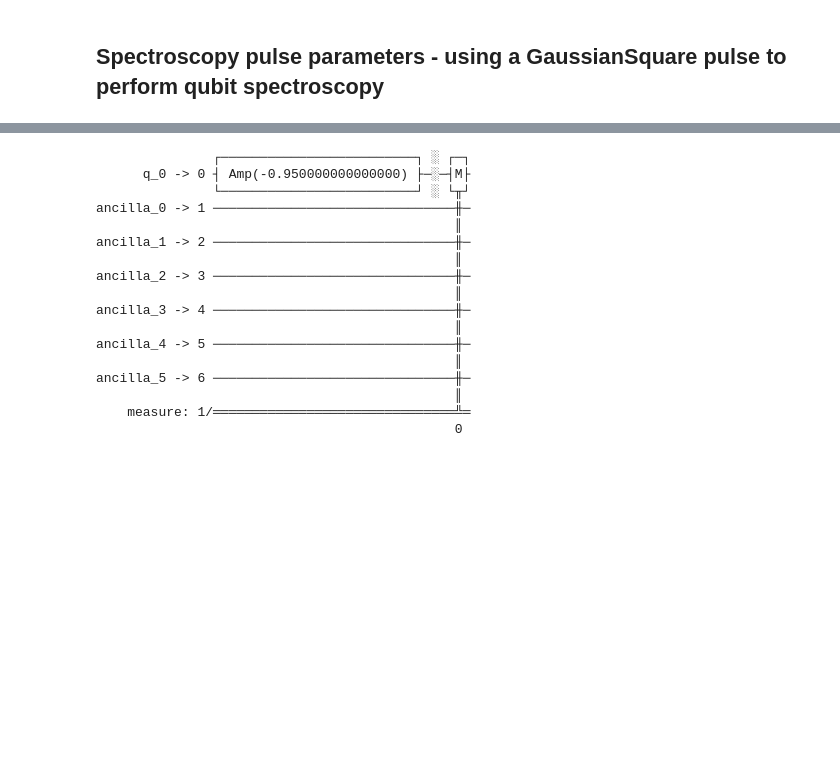
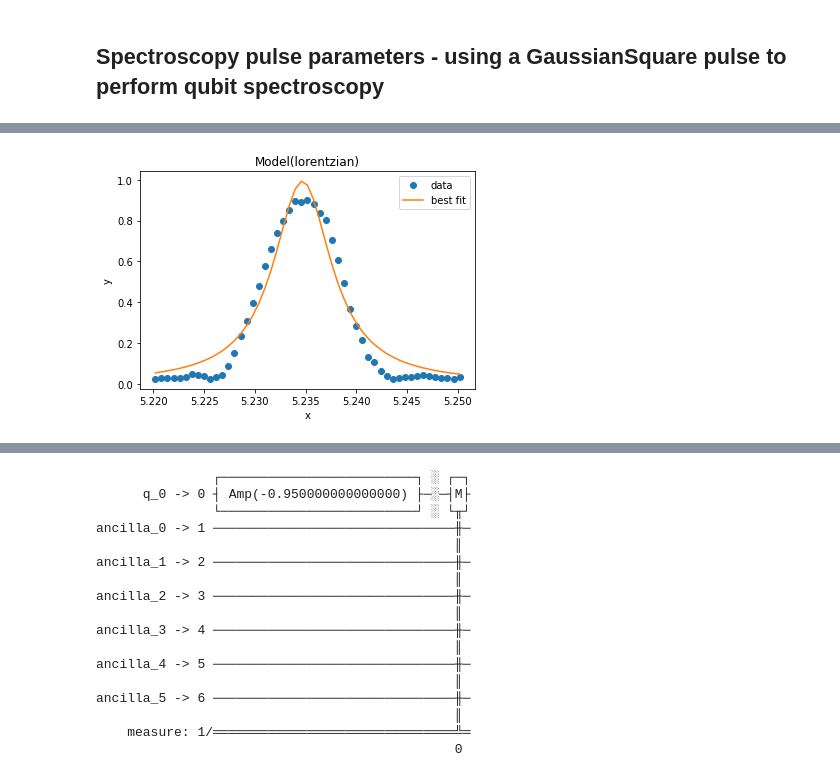
Before and after one commit to zpparks314/CSC591_Pulse_Project, a Jupyter notebook: single_qubit_calibration_experiments.ipynb, the cells around one changed output, grey strips where cells are left out. Saved outputs shown, nothing was run; the diff lists cells and outputs as text; code cells hidden in the pictures; blank space fills up the shorter version.

```diff
--- a/single_qubit_calibration_experiments.ipynb
+++ b/single_qubit_calibration_experiments.ipynb
@@ -234,0 +240,5 @@ print(result.fit_report())
+# %%
+fig = result.plot_fit()
+fig.get_figure().savefig("ibm_lagos_frequency_sweep_bestfit.png")
+# %% [output]
+[figure, added]
```
Also changed, not shown: parts of 42 cells of this notebook, 4 other files.
